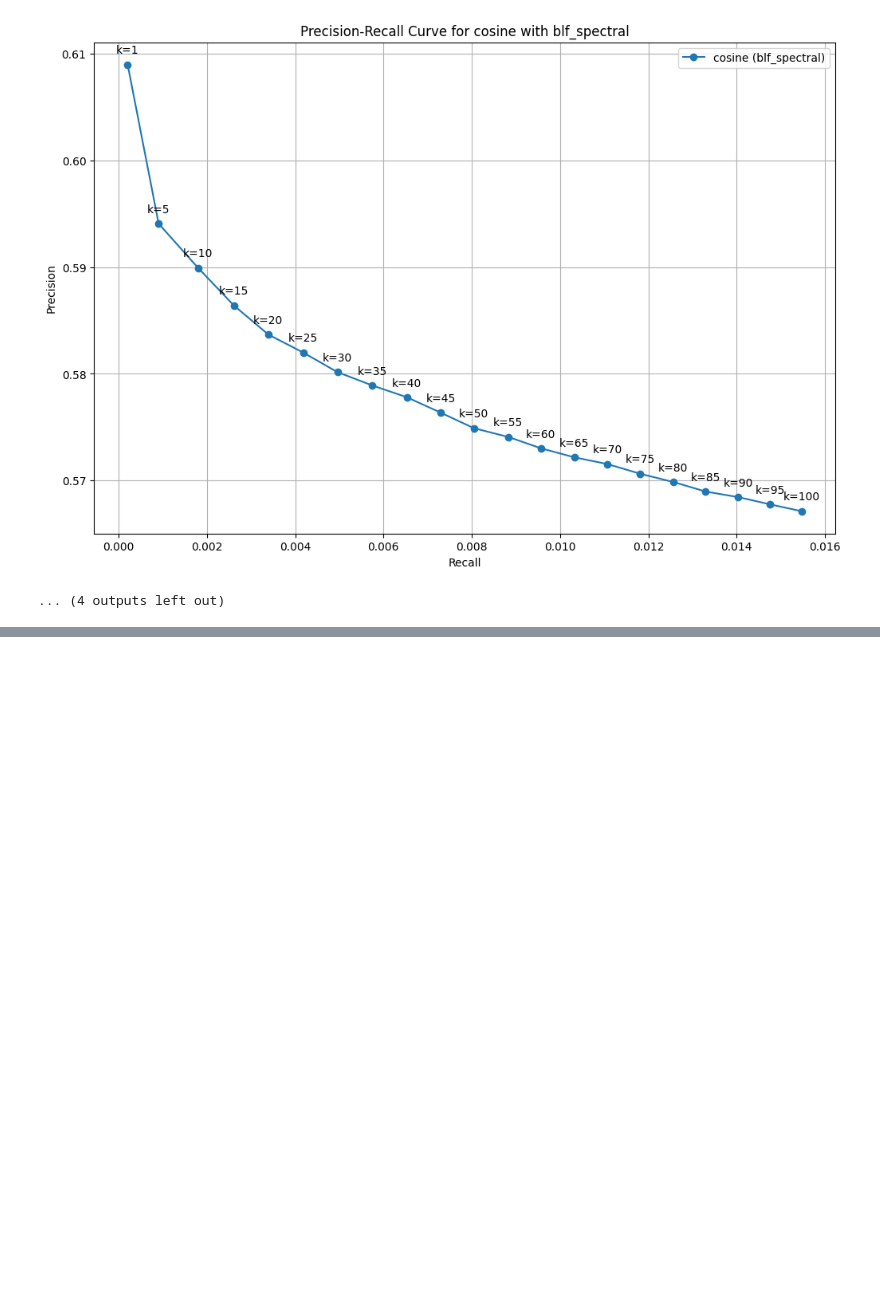
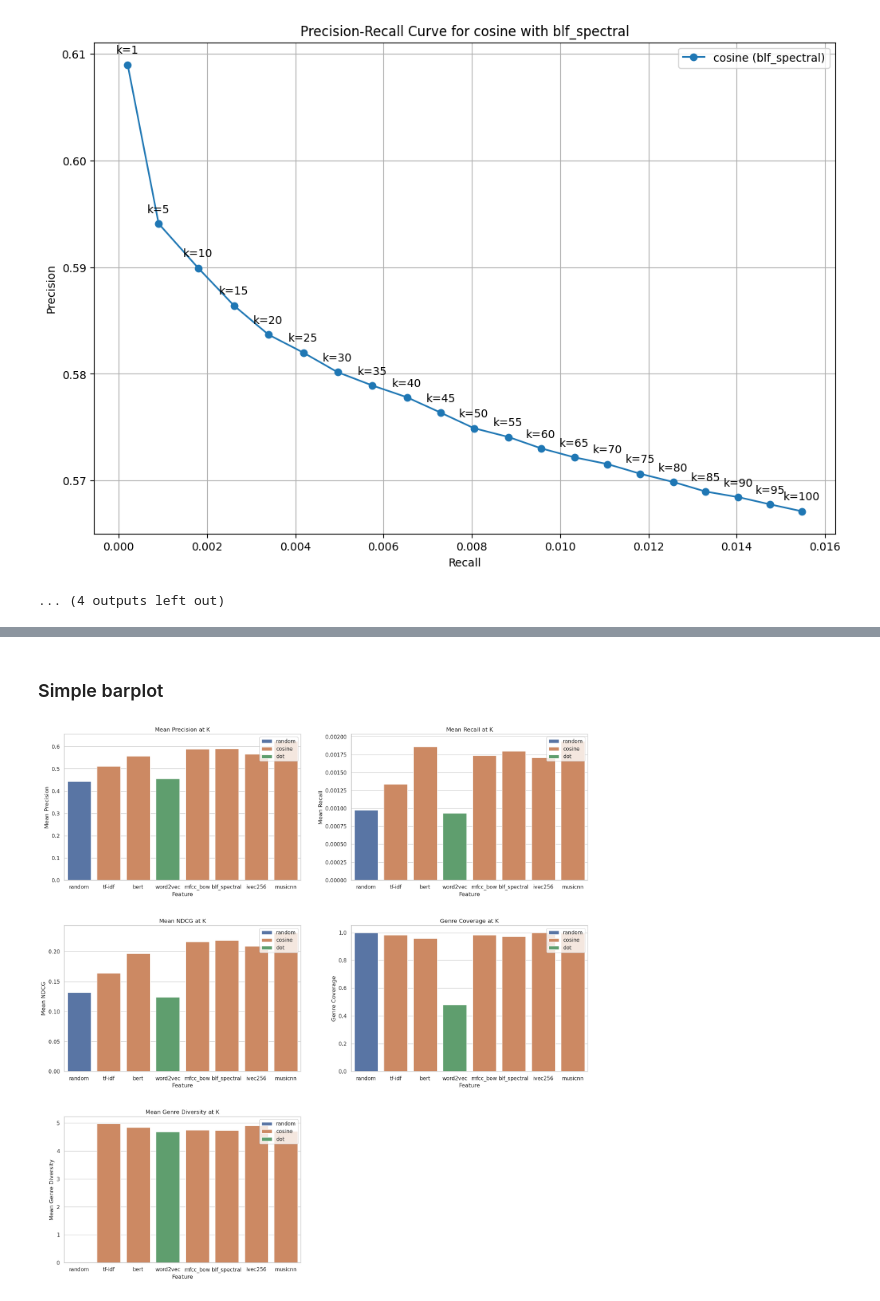
Before and after one commit to KaindlJulian/mmsr, a Jupyter notebook: task2/task_2.ipynb, the cells around one changed output, grey strips where cells are left out. Cells and saved outputs as stored; diff of their text form; code cells hidden in the pictures; blank space fills up the shorter version.

```diff
--- a/task2/task_2.ipynb
+++ b/task2/task_2.ipynb
@@ -629,0 +798,50 @@ rs
+# %% [markdown]
+### Simple barplot
+# %%
+import matplotlib.pyplot as plt
+import seaborn as sns
+
+sns.set(style="whitegrid")
+
+fig, axes = plt.subplots(nrows=3, ncols=2, figsize=(18, 18))
+fig.tight_layout(pad=6.0)
+
+sns.barplot(y="mean_precision_at_k", x="feature", hue="metric", data=rs, ax=axes[0, 0])
+axes[0, 0].set_title("Mean Precision at K")
+axes[0, 0].set_ylabel("Mean Precision")
+axes[0, 0].set_xlabel("Feature")
+
+sns.barplot(y="mean_recall_at_k", x="feature", hue="metric", data=rs, ax=axes[0, 1])
+axes[0, 1].set_title("Mean Recall at K")
+axes[0, 1].set_ylabel("Mean Recall")
+axes[0, 1].set_xlabel("Feature")
+
+sns.barplot(y="mean_ndcg_at_k", x="feature", hue="metric", data=rs, ax=axes[1, 0])
+axes[1, 0].set_title("Mean NDCG at K")
+axes[1, 0].set_ylabel("Mean NDCG")
+axes[1, 0].set_xlabel("Feature")
+
+sns.barplot(y="genre_coverage_at_k", x="feature", hue="metric", data=rs, ax=axes[1, 1])
+axes[1, 1].set_title("Genre Coverage at K")
+axes[1, 1].set_ylabel("Genre Coverage")
+axes[1, 1].set_xlabel("Feature")
+
+sns.barplot(
+    y="mean_genre_diversity_at_k", x="feature", hue="metric", data=rs, ax=axes[2, 0]
+)
+axes[2, 0].set_title("Mean Genre Diversity at K")
+axes[2, 0].set_ylabel("Mean Genre Diversity")
+axes[2, 0].set_xlabel("Feature")
+
+axes[0, 0].legend(loc="upper right")
+axes[0, 1].legend(loc="upper right")
+axes[1, 0].legend(loc="upper right")
+axes[1, 1].legend(loc="upper right")
+axes[2, 0].legend(loc="upper right")
+
+# hide empty subplot (6th one)
+axes[2, 1].set_visible(False)
+
+plt.show()
+# %% [output]
+[figure, added]
```
Also changed, not shown: parts of 28 cells of this notebook, 4 other files.
